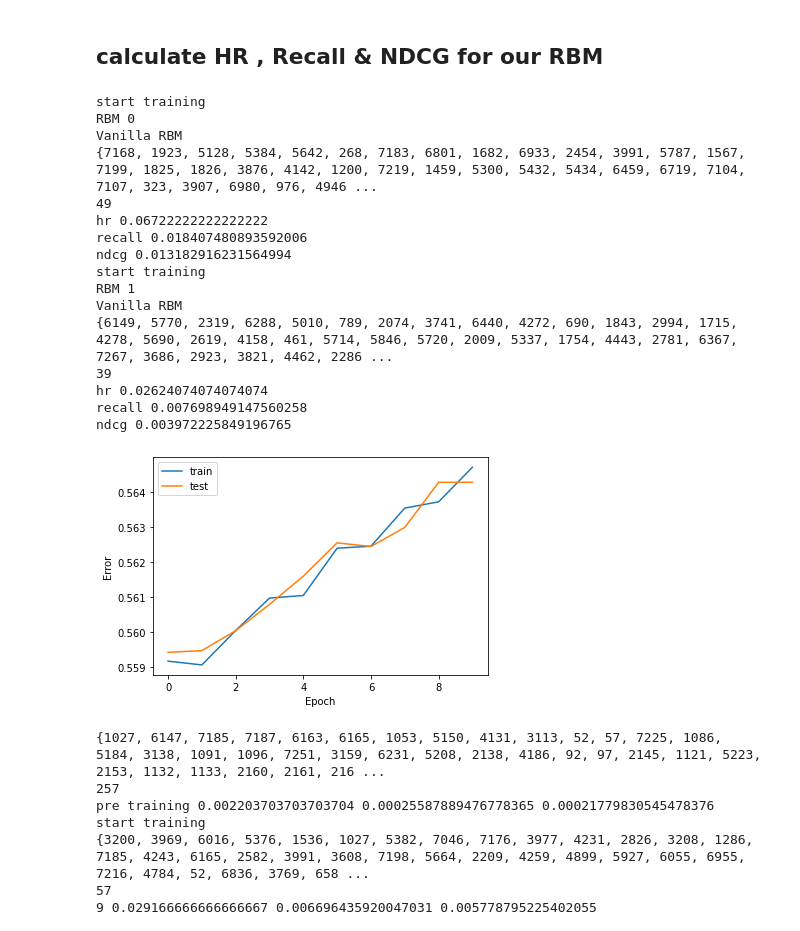
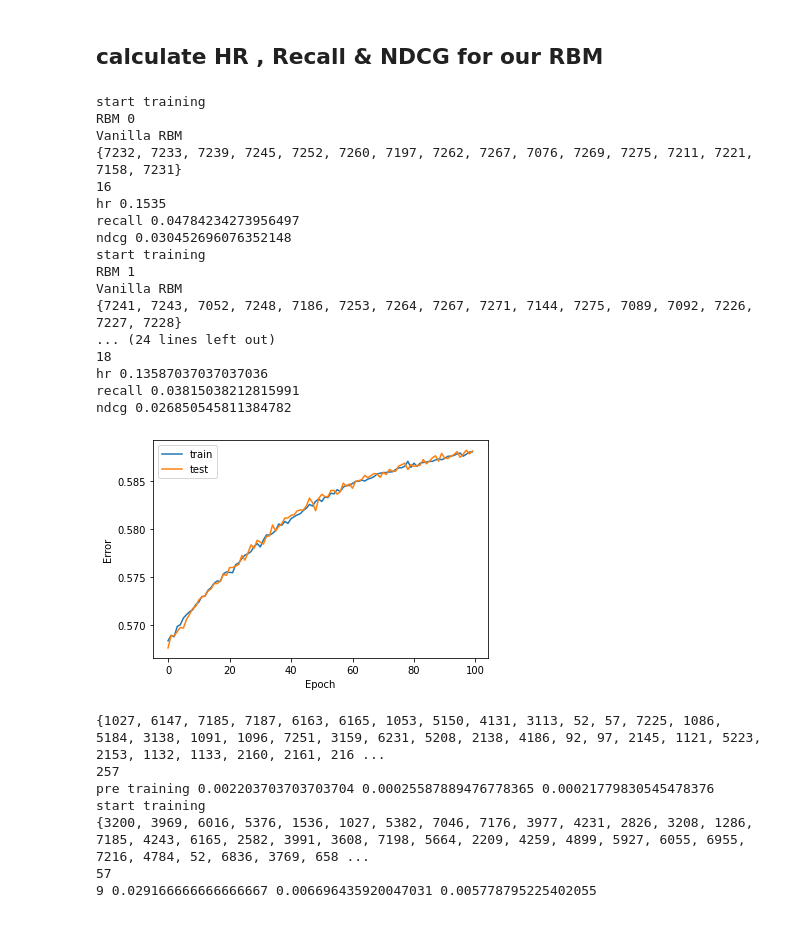
Before and after one commit to jdepreter/ai-project, a Jupyter notebook: rbm_notebook_inventory_rating.ipynb, the cells around one changed output. Drawn from its saved outputs; the diff is of its cells as text; code cells hidden in the pictures.

```diff
--- a/rbm_notebook_inventory_rating.ipynb
+++ b/rbm_notebook_inventory_rating.ipynb
@@ -603,8 +601,8 @@ def compute_hr2(train_matrix, test_matrix, pops, k=10, rating_cutoff=-1, p=False
 
     return hitrates, recall, nDCG
 
-hr, r, ndcg = compute_hr2(train_matrix, test_matrix, pop)
+# hr, r, ndcg = compute_hr2(train_matrix, test_matrix, pop)
 # print(hr, r, ndcg)
-print("hr", np.average(hr))
-print("recall", np.average(r))
-print("ndcg", np.average(ndcg))
+# print("hr", np.average(hr))
+# print("recall", np.average(r))
+# print("ndcg", np.average(ndcg))
@@ -638,30 +632,33 @@ def evaluate_rbm(rbm):
     print("ndcg", np.average(ndcg))
 # %%
 rbms = []
-for i in range(2):
-    rbm = create_rbm(train_matrix, test_matrix, 5, 2000, 10, train_errors=[], test_errors=[])[0]
+for i in range(5):
+    rbm = create_rbm(train_matrix, test_matrix, 5, 2000, 100, train_errors=[], test_errors=[])[0]
     print(f"RBM {i}")
     evaluate_rbm(rbm)
-    torch.save(rbm.state_dict(), f"./rbm5-10-nr{i}.network")
+    with open(f"./rbm5-5-100-nr{i}.pickle", "wb") as f:
+        pickle.dump(rbm, f)
+    # torch.save(rbm.state_dict(), f"./rbm5-run2-100-nr{i}.network")
     rbms.append(rbm)
 # %% [output]
 start training
 RBM 0
 Vanilla RBM
-{7168, 1923, 5128, 5384, 5642, 268, 7183, 6801, 1682, 6933, 2454, 3991, 5787, 1567, 7199, 1825, 1826, 3876, 4142, 1200, 7219, 1459, 5300, 5432, 5434, 6459, 6719, 7104, 7107, 323, 3907, 6980, 976, 4946 ...
-49
-hr 0.06722222222222222
-recall 0.018407480893592006
-ndcg 0.013182916231564994
+{7232, 7233, 7239, 7245, 7252, 7260, 7197, 7262, 7267, 7076, 7269, 7275, 7211, 7221, 7158, 7231}
+16
+hr 0.1535
+recall 0.04784234273956497
+ndcg 0.030452696076352148
 start training
 RBM 1
 Vanilla RBM
-{6149, 5770, 2319, 6288, 5010, 789, 2074, 3741, 6440, 4272, 690, 1843, 2994, 1715, 4278, 5690, 2619, 4158, 461, 5714, 5846, 5720, 2009, 5337, 1754, 4443, 2781, 6367, 7267, 3686, 2923, 3821, 4462, 2286 ...
-39
-hr 0.02624074074074074
-recall 0.007698949147560258
-ndcg 0.003972225849196765
+{7241, 7243, 7052, 7248, 7186, 7253, 7264, 7267, 7271, 7144, 7275, 7089, 7092, 7226, 7227, 7228}
+... (24 lines left out)
+18
+hr 0.13587037037037036
+recall 0.03815038212815991
+ndcg 0.026850545811384782
-[figure, old version]
+[figure, new version]
 # %%
 rbm10, train, test = create_rbm(train_matrix, test_matrix, 50, 2000, 10, train_errors=[], test_errors=[])
 evaluate_rbm(rbm10)
```
Also changed, not shown: parts of 10 cells of this notebook.
